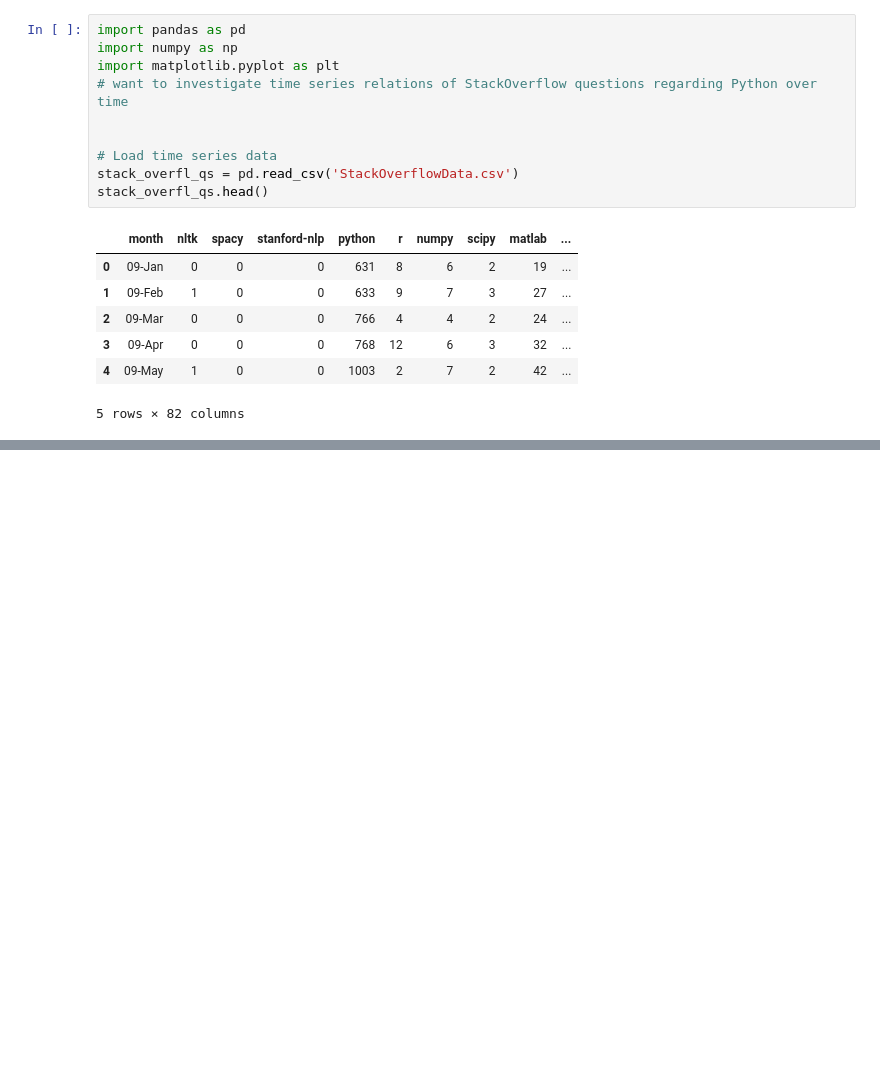
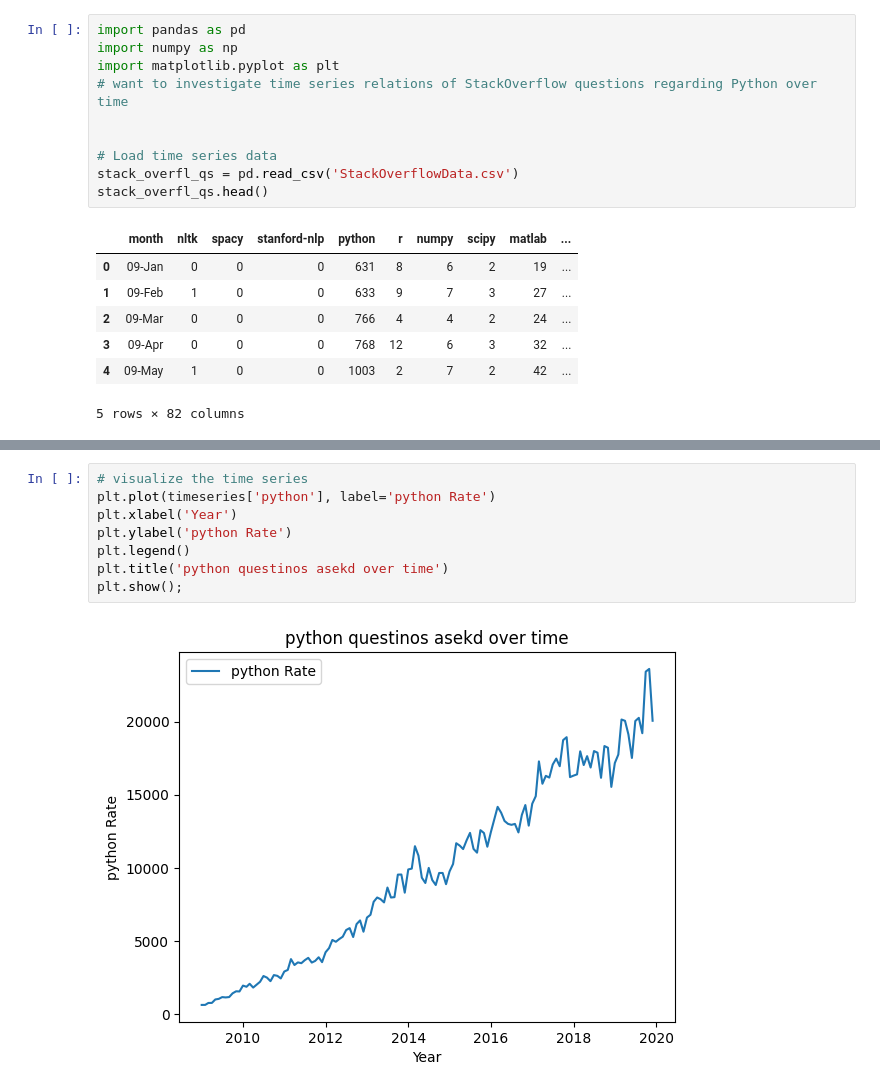
Before and after one commit to jhylisa666/DS4420-final-project, a Jupyter notebook: arima.ipynb, the cells around one changed output, grey strips where cells are left out. Drawn from its saved outputs; the diff is of its cells as text; blank space fills up the shorter version.

```diff
--- a/arima.ipynb
+++ b/arima.ipynb
@@ -52,0 +53,10 @@ timeseries.head()
+# %%
+# visualize the time series
+plt.plot(timeseries['python'], label='python Rate')
+plt.xlabel('Year')
+plt.ylabel('python Rate')
+plt.legend()
+plt.title('python questinos asekd over time')
+plt.show();
+# %% [output]
+[figure, added]
```
Also changed, not shown: parts of 15 cells of this notebook.
